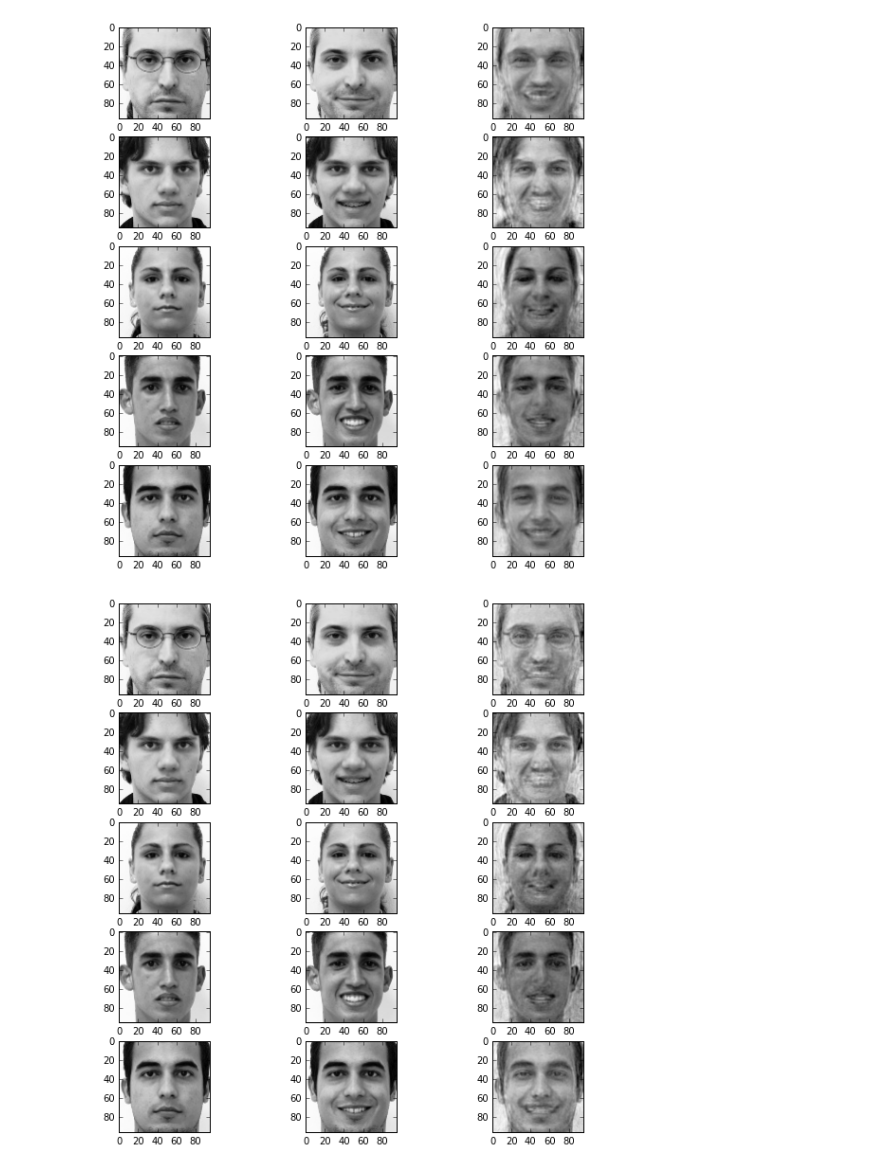
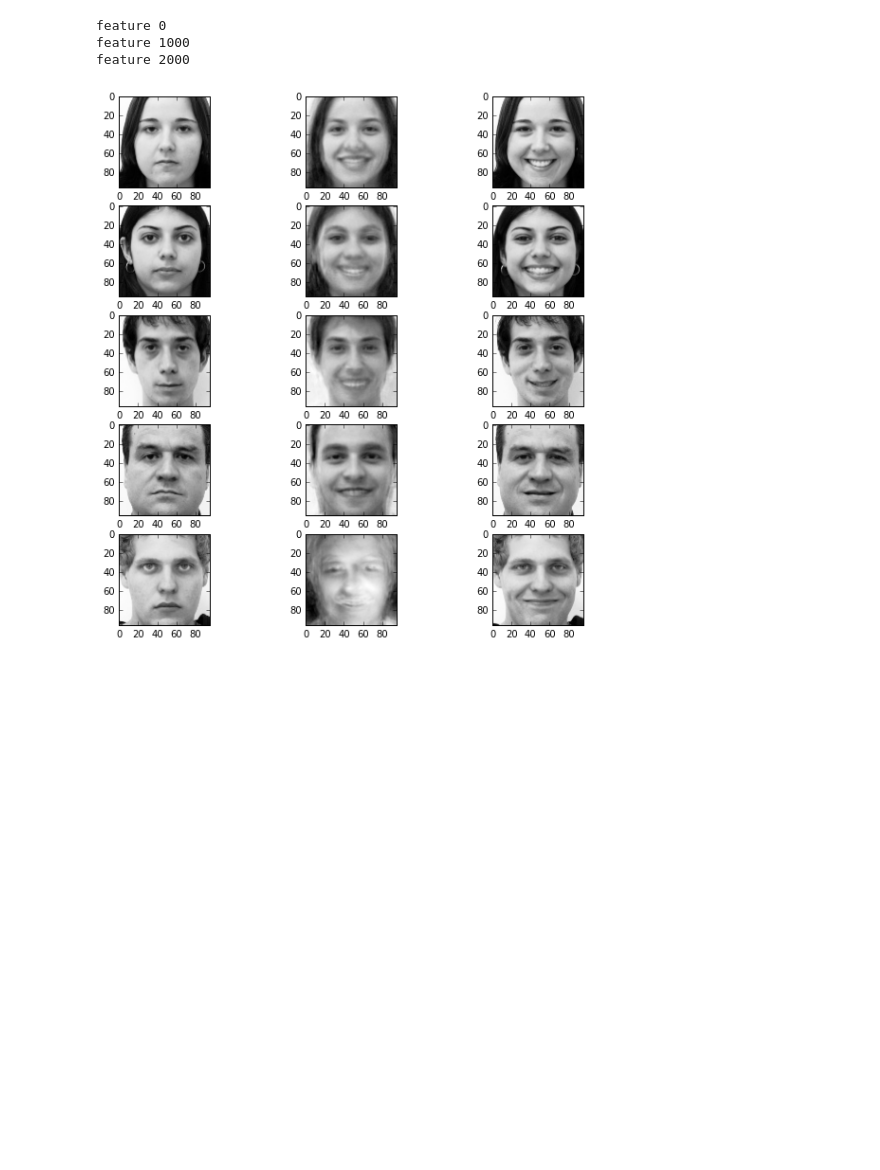
Before and after one commit to ehlemur-zz/BP, a Jupyter notebook: SOP Scratchpad.ipynb, the cells around one changed output. Drawn from its saved outputs; the diff is of its cells as text; code cells hidden in the pictures; blank space fills up the shorter version.

```diff
--- a/SOP Scratchpad.ipynb
+++ b/SOP Scratchpad.ipynb
@@ -123,11 +75,25 @@ plt.show()
-# %%
-P1 = R1.predict(neutral_test_pca)
-P2 = (R2.predict(neutral_test_pca) + neutral_test_pca)
-#P3 = R3.predict(neutral_test) + np.dot(neutral_test, M)
-
-lemur_util.plot_predictions(neutral_test, smiling_test, P1.dot(V.T))
-lemur_util.plot_predictions(neutral_test, smiling_test, P2.dot(V.T))
-#lemur_util.plot_predictions(neutral_test, smiling_test, P3)
-# %% [output]
-[figure, removed]
-[figure, removed]
+# %%
+class PCA_RBFtL:
+  def set_x(self, X1, X2):
+    self.X = np.exp(-.5 * self._dmatrix(X1, X2) / 400)
+  def set_y(self, Y1, Y2):
+    self.Y = Y1.dot(Y2.T)
+    self.Y1 = Y1.T
+    self.Y2 = Y2.T
+  def __call__(self, k):
+    K = np.outer(self.Y1[k], self.Y2[k])
+    return self.X * (self.Y - K)
+  def _dmatrix(self, X, Y):
+    K = np.zeros((Y.shape[0], X.shape[0]))
+    for i in range(Y.shape[0]):
+      K[i] = np.sum((X - Y[i])**2, axis=1)
+    return K.T
+
+pca_rbftl = LemurSOAR(neutral_training_pca, smiling_training_pca, PCA_RBFtL(), override=True)
+pca_rbftl_predictions = pca_rbftl.predict(neutral_test_pca).dot(V.T)
+lemur_util.plot_predictions(neutral_test, pca_rbftl_predictions, smiling_test)
+# %% [output]
+feature 0
+feature 1000
+feature 2000
+[figure, added]
```
Also changed, not shown: parts of 8 cells of this notebook, 1 other file.
